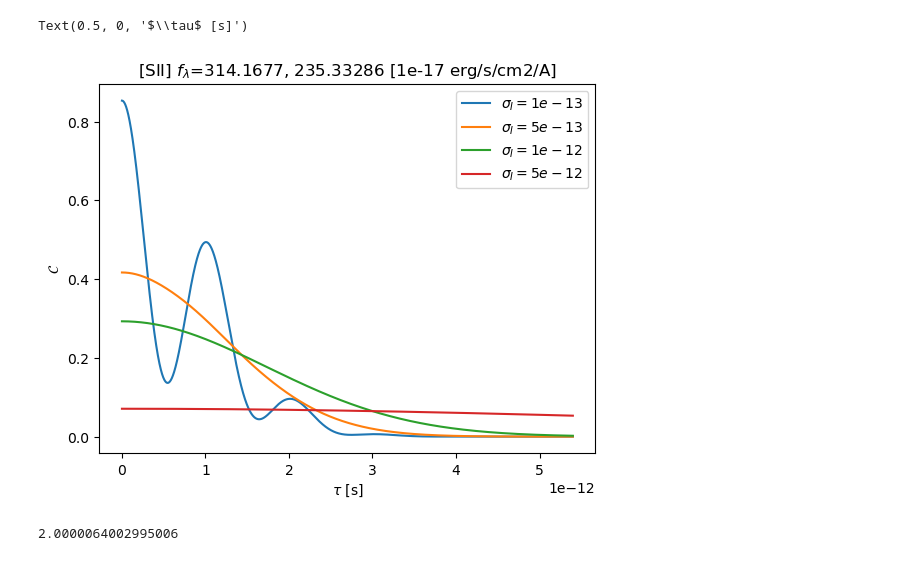
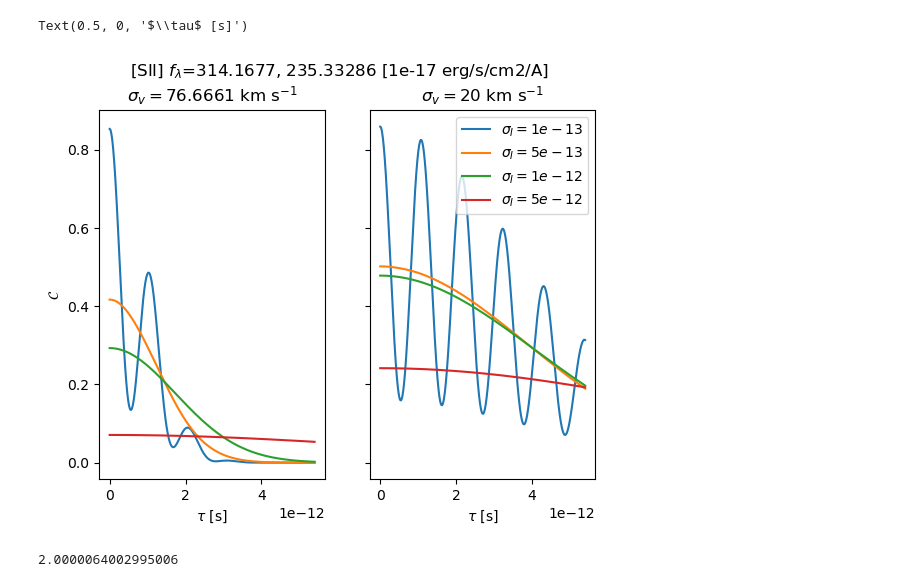
Before and after one commit to AlexGKim/OII, a Jupyter notebook: Untitled.ipynb, the cells around one changed output. Drawn from its saved outputs; the diff is of its cells as text; code cells hidden in the pictures.

```diff
--- a/Untitled.ipynb
+++ b/Untitled.ipynb
@@ -45,5 +54,5 @@ def scriptC(I1, I2, Delta_nu, s, si, Dt):
 # %%
-def mathcalC(data,wavelengths=[4959.,5007.],si=5e-12):
+def mathcalC(data,wavelengths=[4959.,5007.],si=5e-12, s_v = None):
     z = data[0]
     E = numpy.array([data[3],data[4]])
 
@@ -54,7 +63,11 @@ def mathcalC(data,wavelengths=[4959.,5007.],si=5e-12):
     # Variables for the smaller frequency and the frequency difference
     nu_OIII = nu_OIII[1]
     D_OIII = D_OIII[0]
-    s = data[2]/3e5*nu_OIII
+    # print(D_OIII*1e-9)
+    if s_v is None:
+        s = data[2]/3e5*nu_OIII
+    else:
+        s = s_v /3e5*nu_OIII
 
     N = 10000
     # T = 2/s
@@ -62,6 +75,7 @@ def mathcalC(data,wavelengths=[4959.,5007.],si=5e-12):
     tau = numpy.linspace(0,T,N)
     C = []
     # print(E[0], E[1], D_OIII*1e-12, s*1e-12, si, s*si)
+    # print(D_OIII*s*si)
     for _ in tau:
         C.append(scriptC(E[0], E[1], D_OIII, s, si, _))
     return tau,C
@@ -79,0 +100,15 @@ Text(0.5, 0, '$\\tau$ [s]')
+# %%
+fig, axs = plt.subplots(1, 2, sharey=True)
+data = [0.003418644 , 76.6661 , 76.6661 , 3648.2957 , 1998.5432 , 1523.7354 , 834.25714]
+for s in [1e-13,5e-13,1e-12,5e-12]:
+    tau, C = mathcalC(data, [3726., 3729.],s, s_v=None)
+    axs[0].plot(tau,C,label=r'$\sigma_I={}$'.format(s))
+    tau, C = mathcalC(data, [3726., 3729.],s, s_v=20)
+    axs[1].plot(tau,C,label=r'$\sigma_I={}$'.format(s))
+plt.legend()
+fig.suptitle('[SII] $f_\lambda$={}, {} [1e-17 erg/s/cm2/A]'.format(data[5],data[6]))
+axs[0].set_ylabel(r"$\mathcal{C}$")
+axs[0].set_xlabel(r"$\tau$ [s]")
+axs[0].set_title(r'$\sigma_v={}$ km s$^{{-1}}$'.format(data[1]))
+axs[1].set_title(r'$\sigma_v=20$ km s$^{-1}$')
+axs[1].set_xlabel(r"$\tau$ [s]")
@@ -80,13 +118,19 @@ Text(0.5, 0, '$\\tau$ [s]')
 # %%
+fig, axs = plt.subplots(1, 2, sharey=True)
 data = [0.003418644 , 76.6661 , 76.6661 , 1356.2085 , 1018.0096, 314.1677, 235.33286]
 for s in [1e-13,5e-13,1e-12,5e-12]:
-    tau, C = mathcalC(data, [6716.,6730.],s)
-    plt.plot(tau,C,label=r'$\sigma_I={}$'.format(s))
+    tau, C = mathcalC(data, [6716.,6730.],s, s_v=None)
+    axs[0].plot(tau,C,label=r'$\sigma_I={}$'.format(s))
+    tau, C = mathcalC(data, [6716.,6730.],s, s_v=20)
+    axs[1].plot(tau,C,label=r'$\sigma_I={}$'.format(s))
 plt.legend()
-plt.title('[SII] $f_\lambda$={}, {} [1e-17 erg/s/cm2/A]'.format(data[5],data[6]))
-plt.ylabel(r"$\mathcal{C}$")
-plt.xlabel(r"$\tau$ [s]")
+fig.suptitle('[SII] $f_\lambda$={}, {} [1e-17 erg/s/cm2/A]'.format(data[5],data[6]))
+axs[0].set_ylabel(r"$\mathcal{C}$")
+axs[0].set_xlabel(r"$\tau$ [s]")
+axs[0].set_title(r'$\sigma_v={}$ km s$^{{-1}}$'.format(data[1]))
+axs[1].set_title(r'$\sigma_v=20$ km s$^{-1}$')
+axs[1].set_xlabel(r"$\tau$ [s]")
 # %% [output]
 Text(0.5, 0, '$\\tau$ [s]')
-[figure, old version]
+[figure, new version]
 # %%
```
Also changed, not shown: parts of 4 cells of this notebook.
